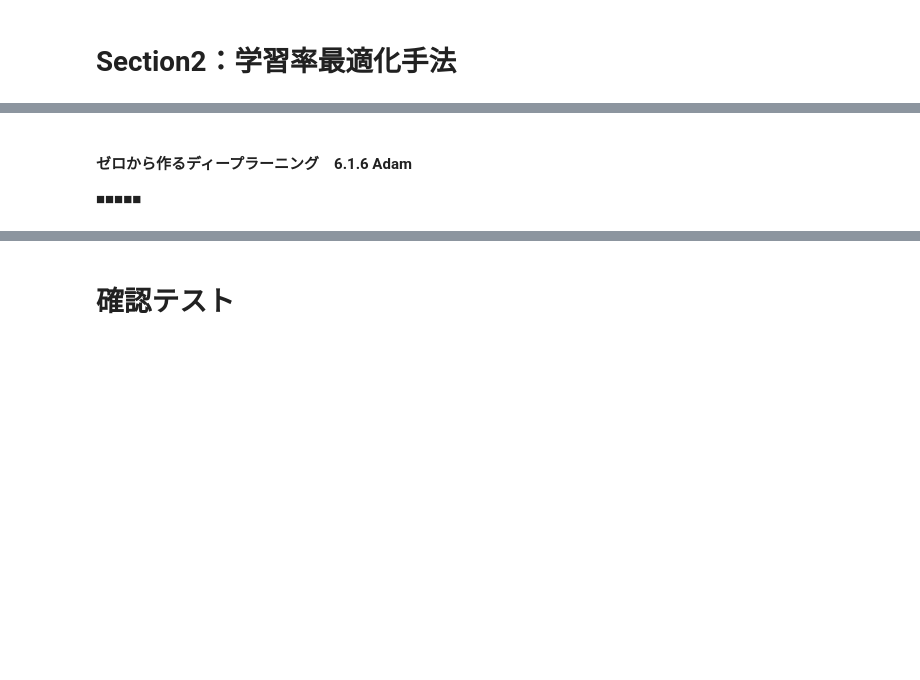
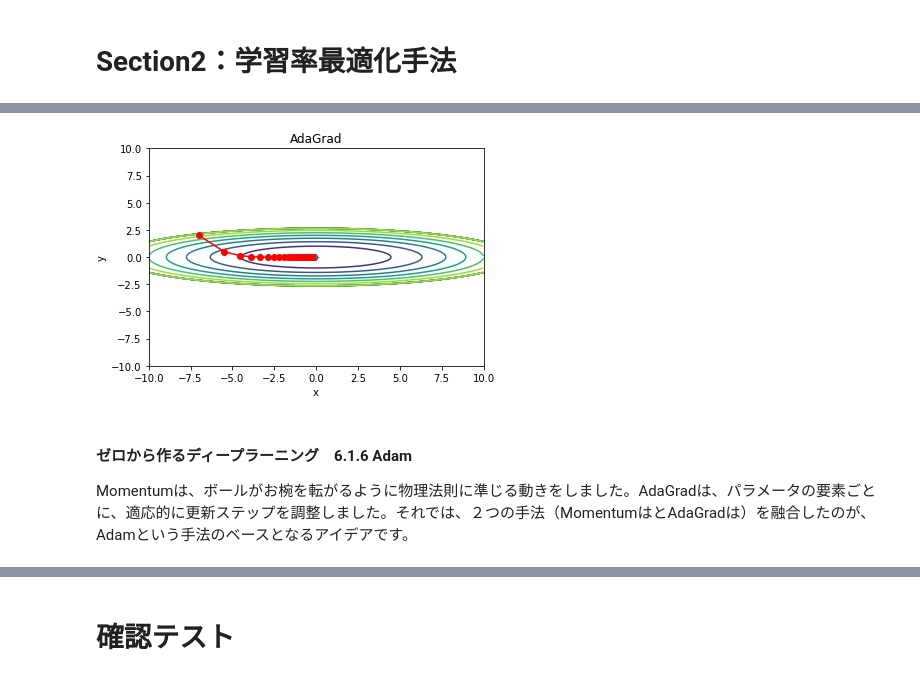
Before and after one commit to takasaki376/rabbit-report, a Jupyter notebook: stage3-day2/Section2：学習率最適化手法.ipynb, the cells around one changed output, grey strips where cells are left out. Drawn from its saved outputs; the diff is of its cells as text; code cells hidden in the pictures; blank space fills up the shorter version.

```diff
--- a/stage3-day2/Section2：学習率最適化手法.ipynb
+++ b/stage3-day2/Section2：学習率最適化手法.ipynb
@@ -44,4 +100,8 @@
+# %%
+Image("./Section2_03_AdaGrad.jpg")
+# %% [output]
+[figure, added]
 # %% [markdown]
 #### ゼロから作るディープラーニング　6.1.6 Adam
 
-■■■■■
+Momentumは、ボールがお椀を転がるように物理法則に準じる動きをしました。AdaGradは、パラメータの要素ごとに、適応的に更新ステップを調整しました。それでは、２つの手法（MomentumはとAdaGradは）を融合したのが、Adamという手法のベースとなるアイデアです。
```
Also changed, not shown: parts of 38 cells of this notebook, 4 other files.
